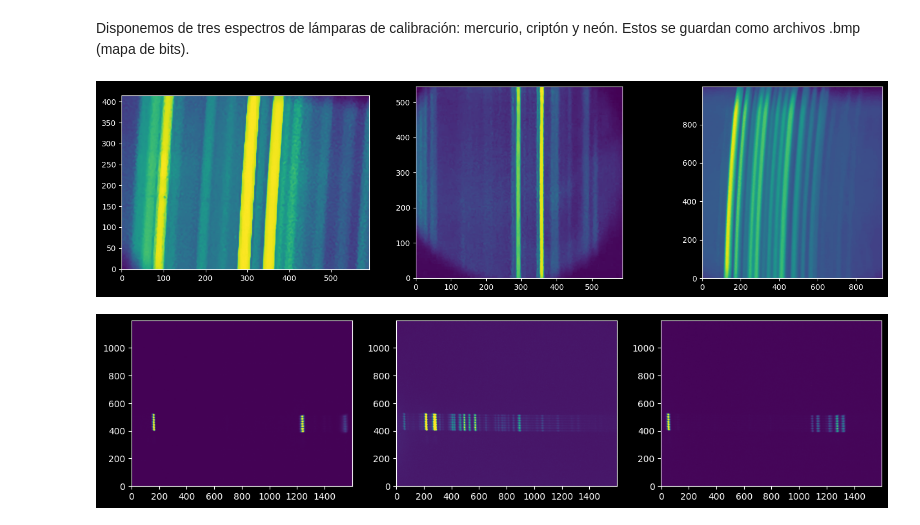
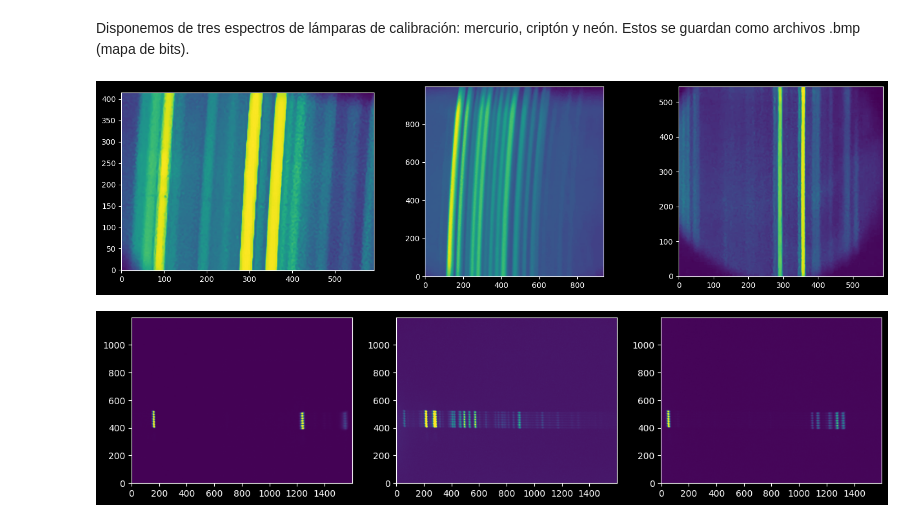
Before and after one commit to Almarm-r/Astronomia-Observacional, a Jupyter notebook: Tutorial_2_Astropy/2-WavelengthCalibration.ipynb, the cells around one changed output. Drawn from its saved outputs; the diff is of its cells as text; code cells hidden in the pictures.

```diff
--- a/Tutorial_2_Astropy/2-WavelengthCalibration.ipynb
+++ b/Tutorial_2_Astropy/2-WavelengthCalibration.ipynb
@@ -45,14 +45,14 @@ kr_imageu = np.array(PILImage.open(kr_filenameu).convert("L"))
 hg_imageu = np.array(PILImage.open(hg_filenameu).convert("L"))
 ne_imageu = np.array(PILImage.open(ne_filenameu).convert("L"))
 # %%
-fig, (hg, kr, ne) = plt.subplots(1, 3, figsize=(15, 4))
+fig, (hg, ne, kr) = plt.subplots(1, 3, figsize=(15, 4))
 hg.imshow(hg_imageu);
 kr.imshow(kr_imageu);
 ne.imshow(ne_imageu);
 plt.tight_layout()
 plt.show()
 # %% [output]
-[figure, old version]
+[figure, new version]
 # %%
 fig, (hgs, nes, krs) = plt.subplots(1, 3, figsize=(15, 4))
 krs.imshow(kr_image);
```
Also changed, not shown: parts of 44 cells of this notebook, 1 other file.
